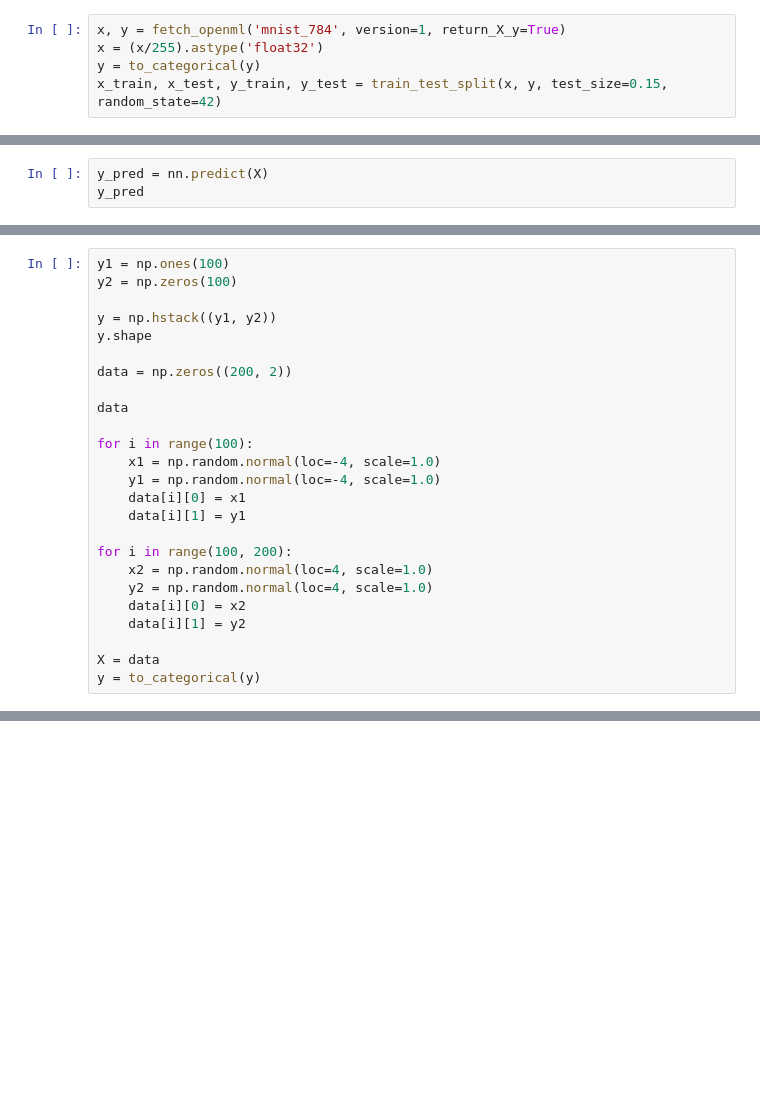
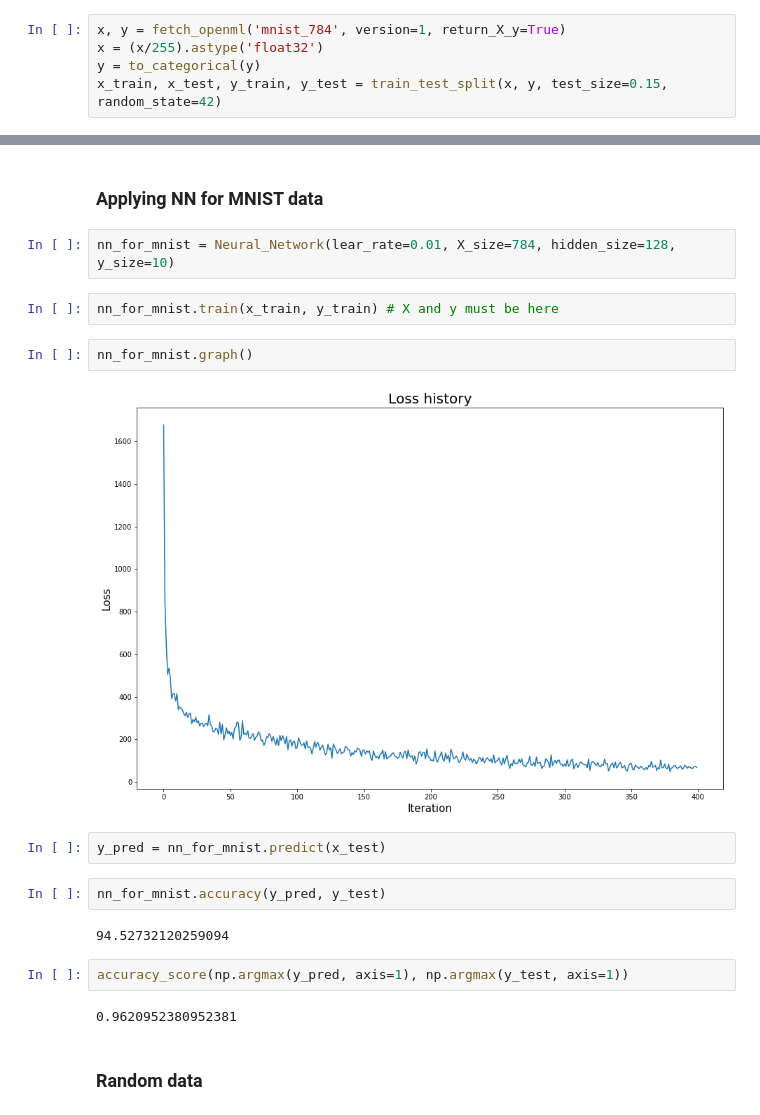
Before and after one commit to JackDrinkwater/machine_learning_lessons, a Jupyter notebook: Simple_NN.ipynb, the cells around one changed output, grey strips where cells are left out. Drawn from its saved outputs; the diff is of its cells as text; blank space fills up the shorter version.

Commit message:
NN with one hidden layer on Numpy

```diff
--- a/Simple_NN.ipynb
+++ b/Simple_NN.ipynb
@@ -125,3 +30,0 @@ nn.graph()
-# %%
-y_pred = nn.predict(X)
-y_pred
@@ -182,25 +30,0 @@ plt.show()
-# %%
-y1 = np.ones(100)
-y2 = np.zeros(100)
-
-y = np.hstack((y1, y2))
-y.shape
-
-data = np.zeros((200, 2))
-
-data
-
-for i in range(100):
-    x1 = np.random.normal(loc=-4, scale=1.0)
-    y1 = np.random.normal(loc=-4, scale=1.0)
-    data[i][0] = x1
-    data[i][1] = y1
-
-for i in range(100, 200):
-    x2 = np.random.normal(loc=4, scale=1.0)
-    y2 = np.random.normal(loc=4, scale=1.0)
-    data[i][0] = x2
-    data[i][1] = y2
-
-X = data
-y = to_categorical(y)
@@ -215,0 +124,22 @@ array([2, 2])
+# %% [markdown]
+### Applying NN for MNIST data
+# %%
+nn_for_mnist = Neural_Network(lear_rate=0.01, X_size=784, hidden_size=128, y_size=10)
+# %%
+nn_for_mnist.train(x_train, y_train) # X and y must be here
+# %%
+nn_for_mnist.graph()
+# %% [output]
+[figure, added]
+# %%
+y_pred = nn_for_mnist.predict(x_test)
+# %%
+nn_for_mnist.accuracy(y_pred, y_test)
+# %% [output]
+94.52732120259094
+# %%
+accuracy_score(np.argmax(y_pred, axis=1), np.argmax(y_test, axis=1))
+# %% [output]
+0.9620952380952381
+# %% [markdown]
+### Random data
```
Also changed, not shown: parts of 29 cells of this notebook.
